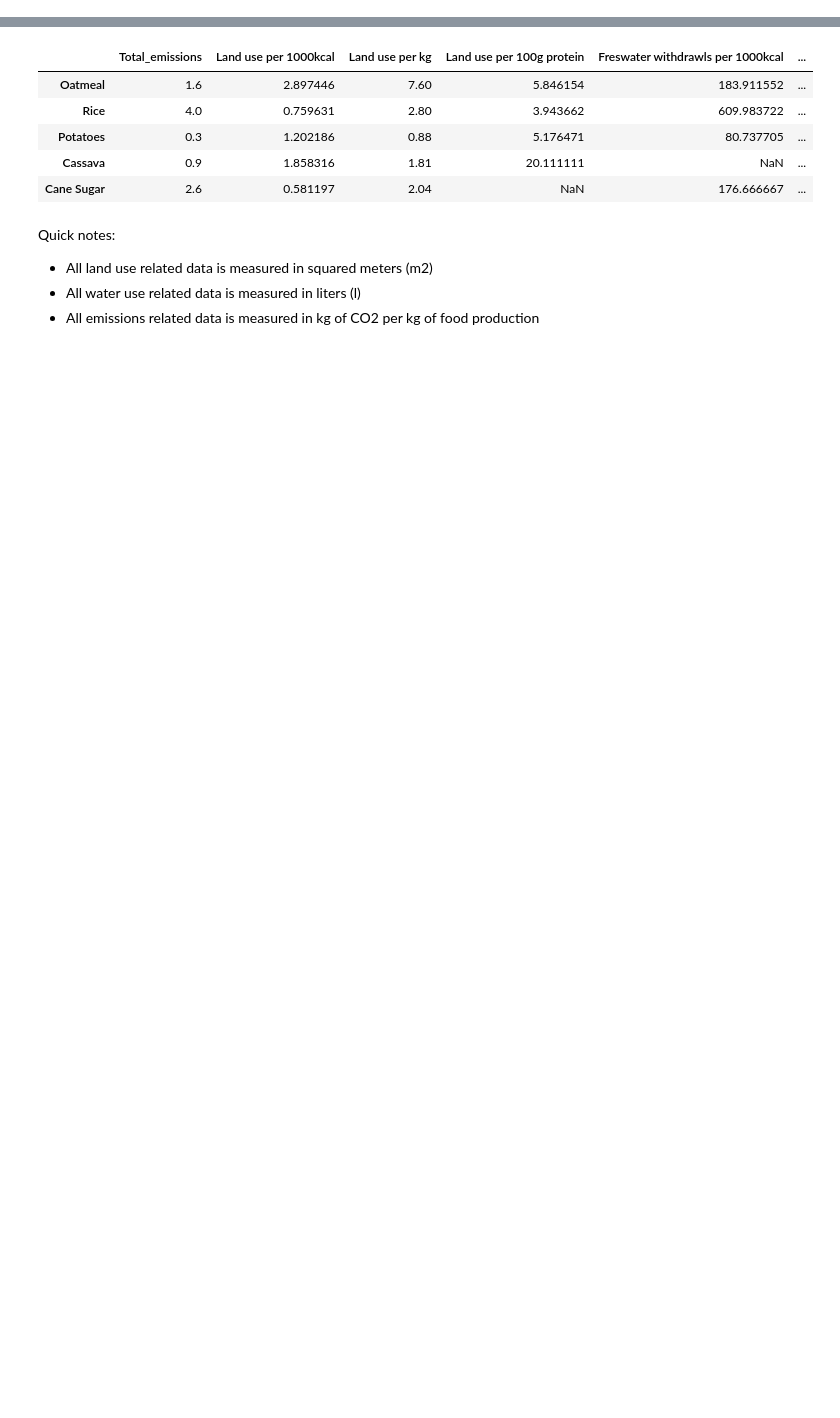
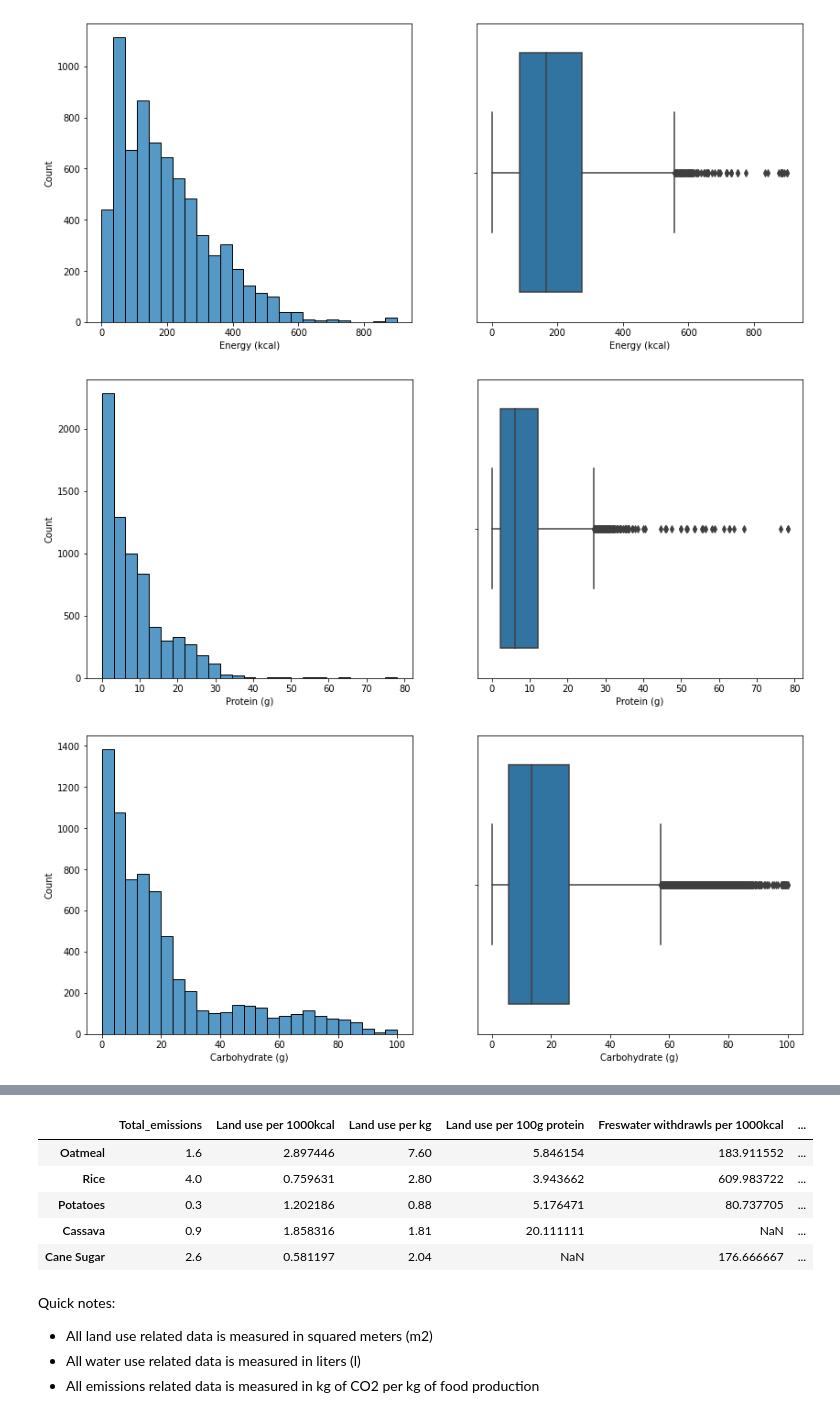
Before and after one commit to Jasc94/thebridge, a Jupyter notebook: 0_Project_EDA/src/main.ipynb, the cells around one changed output, grey strips where cells are left out. Cells and saved outputs as stored; diff of their text form; code cells hidden in the pictures; blank space fills up the shorter version.

```diff
--- a/0_Project_EDA/src/main.ipynb
+++ b/0_Project_EDA/src/main.ipynb
@@ -45,0 +172,6 @@ There are two datasets:
+# %%
+# Let's read again the dataset starting by the second row
+
+path_3 = fo.path_to_folder(2, "data")
+nutritional_values = pd.read_excel(path_3 + "2017-2018 FNDDS At A Glance - FNDDS Nutrient Values.xlsx", skiprows = 1)
+nutritional_values.head()
@@ -45,0 +221,11 @@ There are two datasets:
+# %%
+# Let's have a look at the distributions
+
+# I will only plot a few of the columns for example purposes, as it takes a lot of memory, but I've already done it for all the columns.
+
+vis.hist_and_box_plots(nutritional_values, 4, 9, 25)    # args : df, start_column, stop_column, n_of_bins
+plt.show()
+# %% [output]
+[figure, added]
+[figure, added]
+[figure, added]
```
Also changed, not shown: parts of 32 cells of this notebook, 16 other files.
